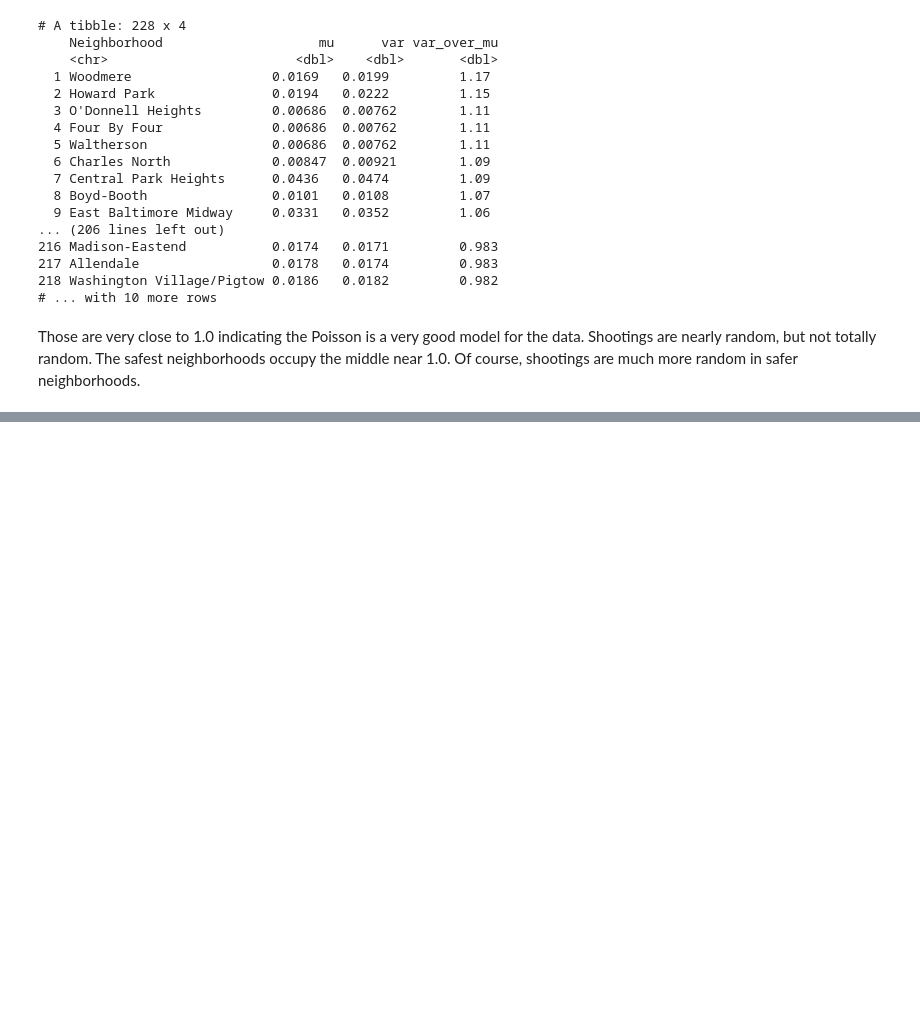
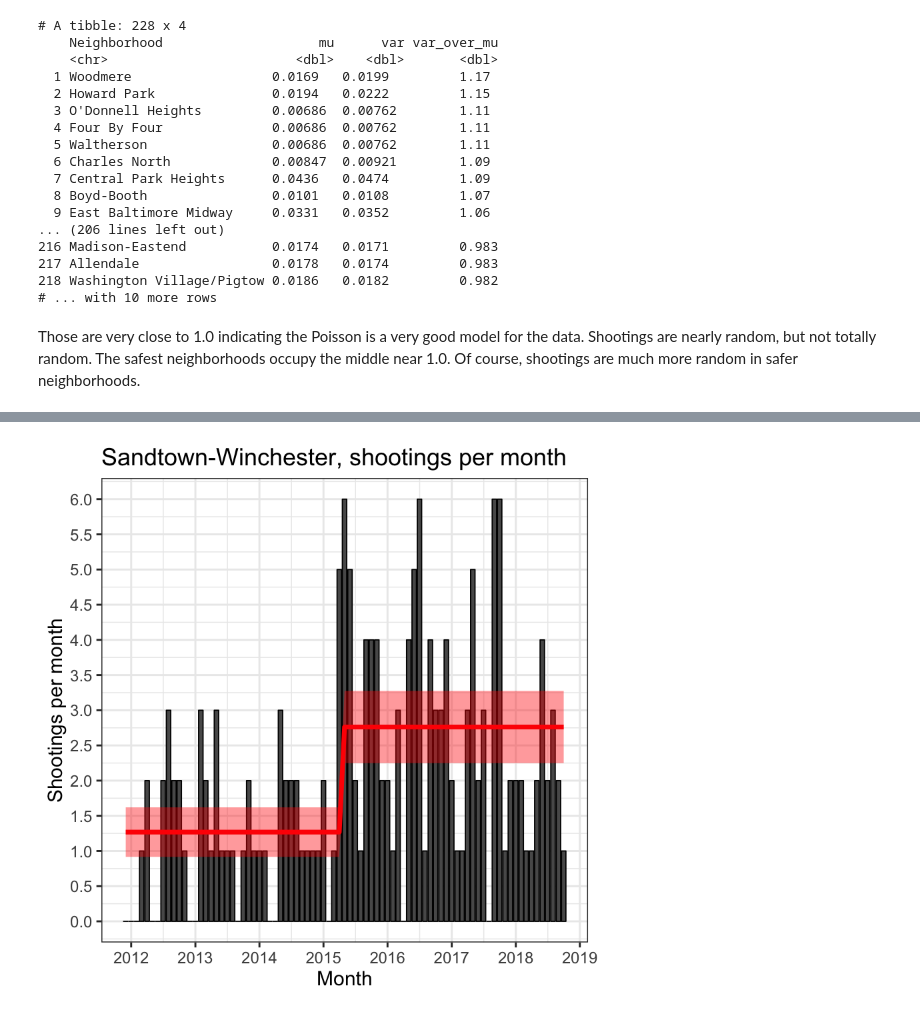
Before and after one commit to baltimore-sun-data/2018-shootings-analysis, a Jupyter notebook: shootings_analysis_by_district.ipynb, the cells around one changed output, grey strips where cells are left out. Cells and saved outputs as stored; diff of their text form; code cells hidden in the pictures; blank space fills up the shorter version.

Commit message:
Measure the shift in shootings that occured before and after the death of Freddie Gray.

```diff
--- a/shootings_analysis_by_district.ipynb
+++ b/shootings_analysis_by_district.ipynb
@@ -368,0 +422,17 @@ Those are very close to 1.0 indicating the Poisson is a very good model for the
+# %%
+sw %>%
+  mutate(pred = predict(pfit4, type = "response"),
+         se = predict(pfit4, type = "response", se.fit = TRUE)$se.fit) %>%
+  ggplot(aes(x = date)) +
+  geom_bar(aes(y = shootings), colour = "black", stat = "identity") +
+  geom_ribbon(aes(ymin = pred - 2*se, ymax = pred + 2*se), fill = "red", alpha = 0.4) +
+  geom_line(aes(y = pred), col = "red", size = 2) +
+  ggtitle("Sandtown-Winchester, shootings per month") +
+  ylab("Shootings per month") +
+  xlab("Month") +
+  scale_x_datetime(labels = scales::date_format("%Y"),
+                   breaks = scales::date_breaks("1 year")) +
+  scale_y_continuous(labels = scales::comma, breaks = scales::pretty_breaks(10)) +
+  theme_bw(18)
+# %% [output]
+[figure, added]
```
Also changed, not shown: parts of 3 cells of this notebook.
